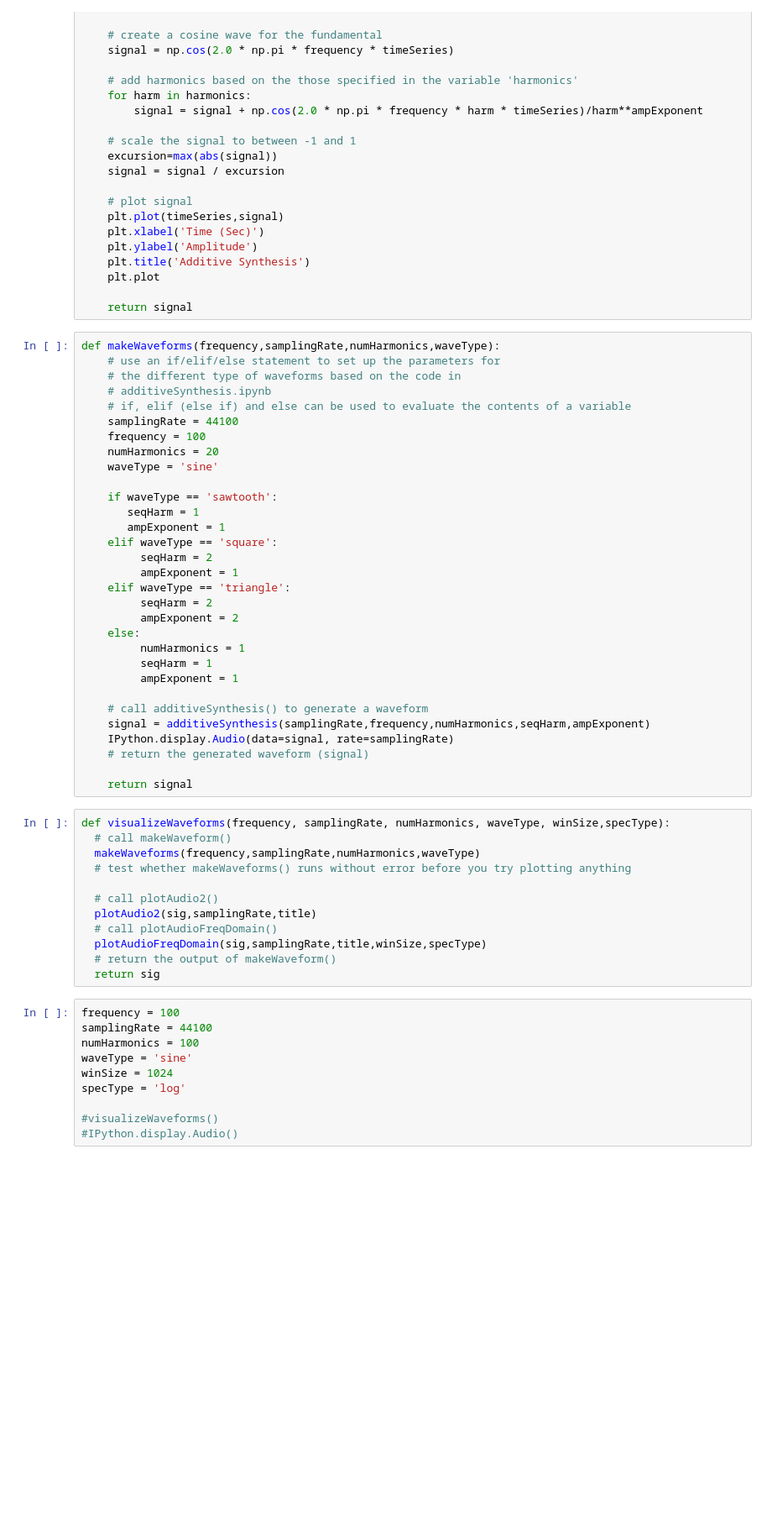
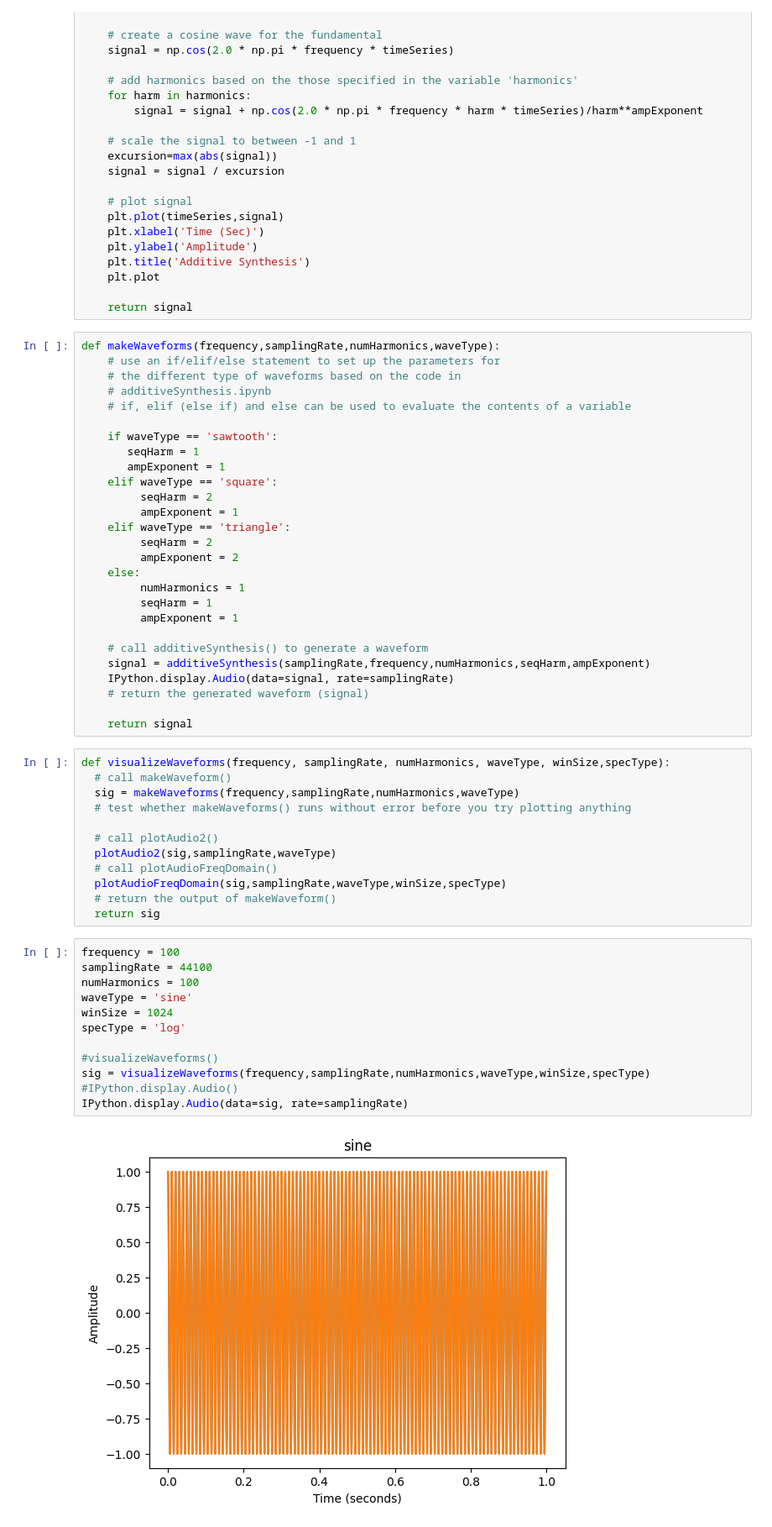
Before and after one commit to charlielain/MusicComputing, a Jupyter notebook: assignments/labAssignment4.ipynb, the cells around one changed output. Shown at 84% size. Saved outputs shown, nothing was run; the diff lists cells and outputs as text; blank space fills up the shorter version.

```diff
--- a/assignments/labAssignment4.ipynb
+++ b/assignments/labAssignment4.ipynb
@@ -90,10 +90,6 @@ def makeWaveforms(frequency,samplingRate,numHarmonics,waveType):
     # the different type of waveforms based on the code in
     # additiveSynthesis.ipynb
     # if, elif (else if) and else can be used to evaluate the contents of a variable
-    samplingRate = 44100
-    frequency = 100
-    numHarmonics = 20
-    waveType = 'sine'
 
     if waveType == 'sawtooth':
        seqHarm = 1
@@ -118,22 +114,26 @@ def makeWaveforms(frequency,samplingRate,numHarmonics,waveType):
 # %%
 def visualizeWaveforms(frequency, samplingRate, numHarmonics, waveType, winSize,specType):
   # call makeWaveform()
-  makeWaveforms(frequency,samplingRate,numHarmonics,waveType)
+  sig = makeWaveforms(frequency,samplingRate,numHarmonics,waveType)
   # test whether makeWaveforms() runs without error before you try plotting anything
 
   # call plotAudio2()
-  plotAudio2(sig,samplingRate,title)
+  plotAudio2(sig,samplingRate,waveType)
   # call plotAudioFreqDomain()
-  plotAudioFreqDomain(sig,samplingRate,title,winSize,specType)
+  plotAudioFreqDomain(sig,samplingRate,waveType,winSize,specType)
   # return the output of makeWaveform()
   return sig
 # %%
 frequency = 100
 samplingRate = 44100
 numHarmonics = 100
 waveType = 'sine'
 winSize = 1024
 specType = 'log'
 
 #visualizeWaveforms()
+sig = visualizeWaveforms(frequency,samplingRate,numHarmonics,waveType,winSize,specType)
 #IPython.display.Audio()
+IPython.display.Audio(data=sig, rate=samplingRate)
+# %% [output]
+[figure, added]
```
Also changed, not shown: parts of 4 cells of this notebook.
